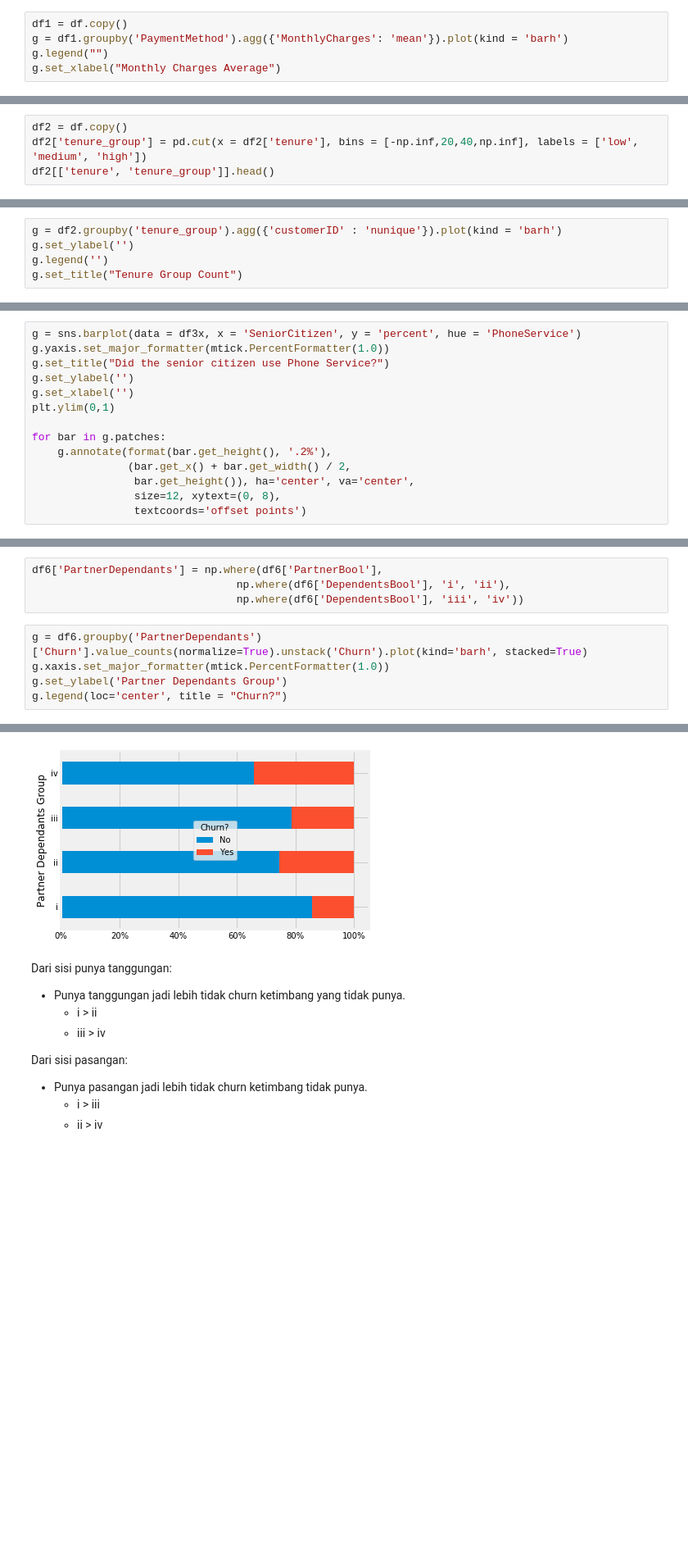
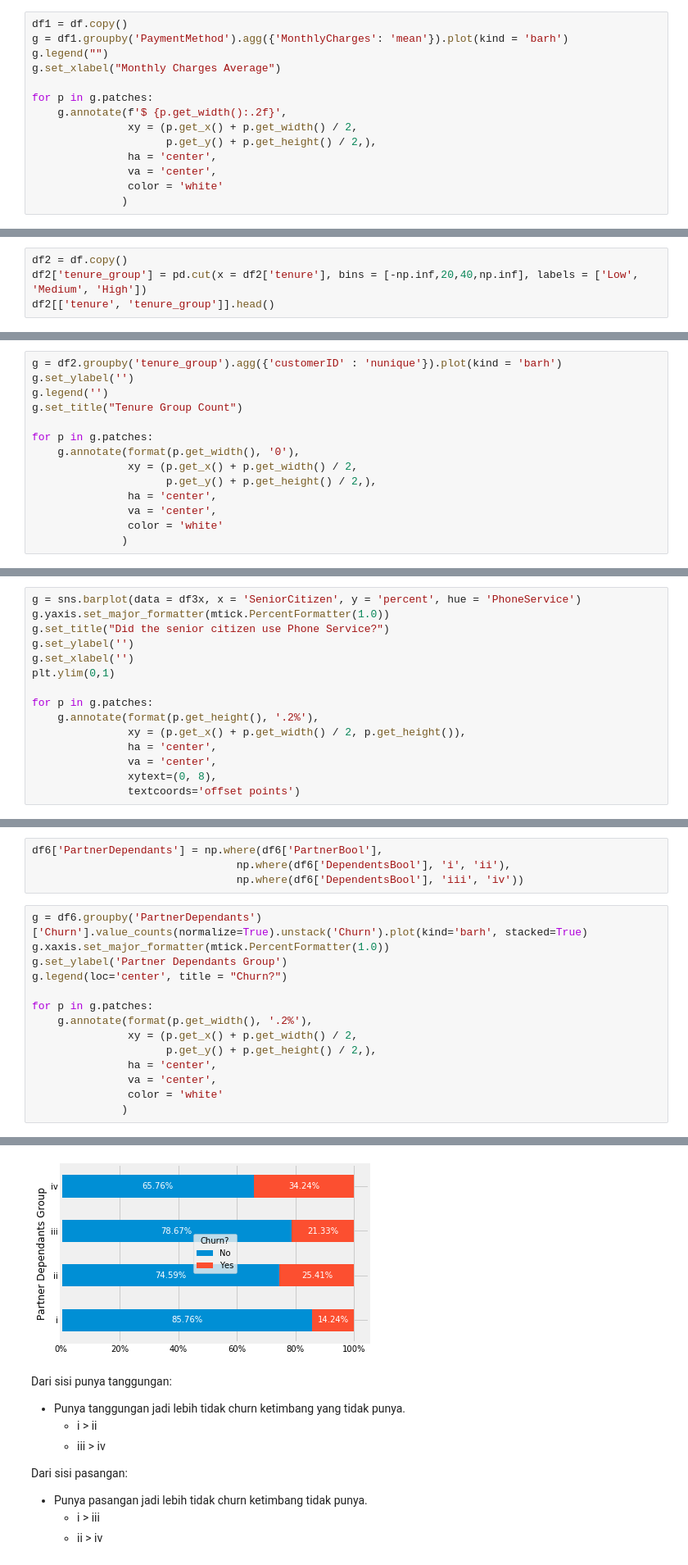
Before and after one commit to Alrafikri/rakamin, a Jupyter notebook: dataviz/homework.ipynb, the cells around one changed output, grey strips where cells are left out. Shown at 82% size. Saved outputs shown, nothing was run; the diff lists cells and outputs as text; blank space fills up the shorter version.

```diff
--- a/dataviz/homework.ipynb
+++ b/dataviz/homework.ipynb
@@ -59,4 +59,13 @@ df1 = df.copy()
 g = df1.groupby('PaymentMethod').agg({'MonthlyCharges': 'mean'}).plot(kind = 'barh')
 g.legend("")
 g.set_xlabel("Monthly Charges Average")
+
+for p in g.patches:
+    g.annotate(f'$ {p.get_width():.2f}',
+               xy = (p.get_x() + p.get_width() / 2,
+                     p.get_y() + p.get_height() / 2,),
+               ha = 'center',
+               va = 'center',
+               color = 'white'
+              )
 # %% [output]
@@ -68,7 +76,7 @@ Rata-rata biaya bulanan untuk electronic check lebih tinggi dibandingkan lainnya
 # Soal 2
 # %%
 df2 = df.copy()
-df2['tenure_group'] = pd.cut(x = df2['tenure'], bins = [-np.inf,20,40,np.inf], labels = ['low', 'medium', 'high'])
+df2['tenure_group'] = pd.cut(x = df2['tenure'], bins = [-np.inf,20,40,np.inf], labels = ['Low', 'Medium', 'High'])
 df2[['tenure', 'tenure_group']].head()
 # %% [output]
 |  | tenure | tenure_group |
@@ -86,4 +94,13 @@ g = df2.groupby('tenure_group').agg({'customerID' : 'nunique'}).plot(kind = 'bar
 g.set_ylabel('')
 g.legend('')
 g.set_title("Tenure Group Count")
+
+for p in g.patches:
+    g.annotate(format(p.get_width(), '0'),
+               xy = (p.get_x() + p.get_width() / 2,
+                     p.get_y() + p.get_height() / 2,),
+               ha = 'center',
+               va = 'center',
+               color = 'white'
+              )
 # %% [output]
@@ -128,10 +144,11 @@ g.set_ylabel('')
 g.set_xlabel('')
 plt.ylim(0,1)
 
-for bar in g.patches:
-    g.annotate(format(bar.get_height(), '.2%'),
-               (bar.get_x() + bar.get_width() / 2,
-                bar.get_height()), ha='center', va='center',
-                size=12, xytext=(0, 8),
-                textcoords='offset points')
+for p in g.patches:
+    g.annotate(format(p.get_height(), '.2%'),
+               xy = (p.get_x() + p.get_width() / 2, p.get_height()),
+               ha = 'center',
+               va = 'center',
+               xytext=(0, 8),
+               textcoords='offset points')
 # %% [output]
@@ -244,4 +261,13 @@ g = df6.groupby('PartnerDependants')['Churn'].value_counts(normalize=True).unsta
 g.xaxis.set_major_formatter(mtick.PercentFormatter(1.0))
 g.set_ylabel('Partner Dependants Group')
 g.legend(loc='center', title = "Churn?")
+
+for p in g.patches:
+    g.annotate(format(p.get_width(), '.2%'),
+               xy = (p.get_x() + p.get_width() / 2,
+                     p.get_y() + p.get_height() / 2,),
+               ha = 'center',
+               va = 'center',
+               color = 'white'
+              )
 # %% [output]
@@ -249,4 +274,4 @@ g.legend(loc='center', title = "Churn?")
-[figure, old version]
+[figure, new version]
 # %% [markdown]
 Dari sisi punya tanggungan:
 * Punya tanggungan jadi lebih tidak churn ketimbang yang tidak punya.
```
Also changed, not shown: parts of 6 cells of this notebook.
